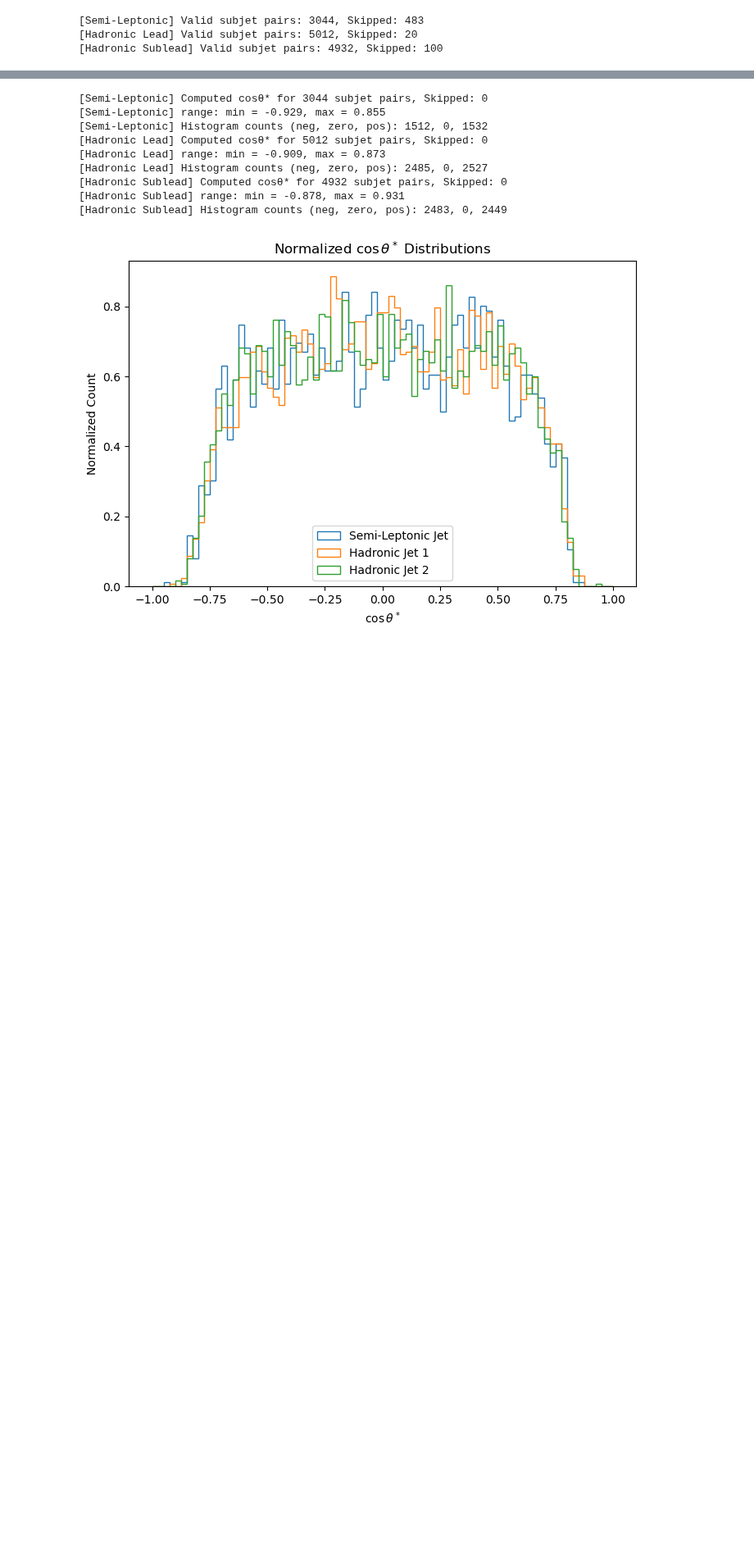
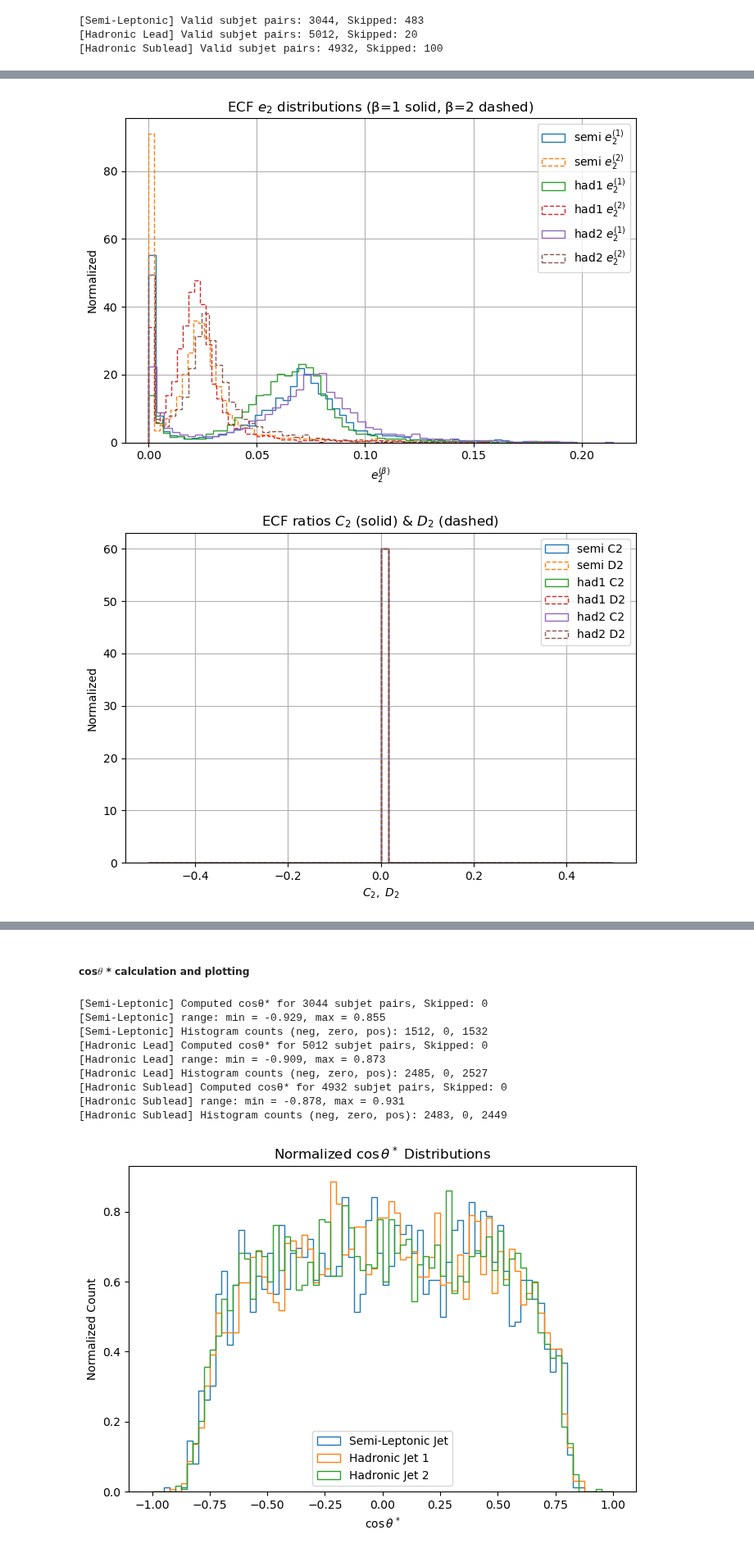
Before and after one commit to aimenobaid/polarization, a Jupyter notebook: bulk_revised.ipynb, the cells around one changed output, grey strips where cells are left out. Shown at 82% size. Cells and saved outputs as stored; diff of their text form; code cells hidden in the pictures; blank space fills up the shorter version.

Commit message:
added all relevant ecfs and subjet kinematics

```diff
--- a/bulk_revised.ipynb
+++ b/bulk_revised.ipynb
@@ -451,0 +562,71 @@ had2_pairs = extract_had_subjet_pairs(fully_hadronic_second_jet, "Hadronic Suble
+# %%
+# compute for each category
+e2_1_s, e2_2_s, e3_s, C2_s, D2_s, pTD_s, z_s, dr12_s = compute_ecfs(
+    semi_leptonic_leading_jet, USE_CONSTITUENTS, beta=1
+)
+e2_1_h1,e2_2_h1,e3_h1,C2_h1,D2_h1, pTD_h1, z_h1, dr12_h1 = compute_ecfs(
+    fully_hadronic_leading_jet, USE_CONSTITUENTS, beta=1
+)
+e2_1_h2,e2_2_h2,e3_h2,C2_h2,D2_h2, pTD_h2, z_h2, dr12_h2 = compute_ecfs(
+    fully_hadronic_second_jet, USE_CONSTITUENTS, beta=1
+)
+
+# helper to numpy‑ify
+def to_np(x):
+    return ak.to_numpy(ak.fill_none(x, 0.0))
+
+# ——— 1) ECF e2 (β=1,2) ———
+plt.figure(figsize=(7,5))
+plt.hist(to_np(e2_1_s), bins=60, density=True,   histtype='step', label=r'semi $e_2^{(1)}$')
+plt.hist(to_np(e2_2_s), bins=60, density=True,   histtype='step', label=r'semi $e_2^{(2)}$', linestyle='--')
+plt.hist(to_np(e2_1_h1),bins=60,density=True,   histtype='step', label=r'had1 $e_2^{(1)}$')
+plt.hist(to_np(e2_2_h1),bins=60,density=True,   histtype='step', label=r'had1 $e_2^{(2)}$', linestyle='--')
+plt.hist(to_np(e2_1_h2),bins=60,density=True,   histtype='step', label=r'had2 $e_2^{(1)}$')
+plt.hist(to_np(e2_2_h2),bins=60,density=True,   histtype='step', label=r'had2 $e_2^{(2)}$', linestyle='--')
+plt.xlabel(r"$e_2^{(\beta)}$")
+plt.ylabel("Normalized")
+plt.title("ECF $e_2$ distributions (β=1 solid, β=2 dashed)")
+plt.legend(); plt.grid(); plt.tight_layout(); plt.show()
+
+# ——— 2) C2 & D2 ———
+plt.figure(figsize=(7,5))
+plt.hist(to_np(C2_s), bins=60, density=True, histtype='step', label='semi C2')
+plt.hist(to_np(D2_s), bins=60, density=True, histtype='step', label='semi D2', linestyle='--')
+plt.hist(to_np(C2_h1),bins=60, density=True, histtype='step', label='had1 C2')
+plt.hist(to_np(D2_h1),bins=60, density=True, histtype='step', label='had1 D2', linestyle='--')
+plt.hist(to_np(C2_h2),bins=60, density=True, histtype='step', label='had2 C2')
+plt.hist(to_np(D2_h2),bins=60, density=True, histtype='step', label='had2 D2', linestyle='--')
+plt.xlabel(r"$C_2,\ D_2$")
+plt.ylabel("Normalized")
+plt.title("ECF ratios $C_2$ (solid) & $D_2$ (dashed)")
+plt.legend(); plt.grid(); plt.tight_layout(); plt.show()
+
+# ——— 3) new two‑subjet features ———
+fig, axs = plt.subplots(2,2,figsize=(12,10))
+
+axs[0,0].hist(to_np(pTD_s), bins=80, density=True, histtype='step', label='semi')
+axs[0,0].hist(to_np(pTD_h1),bins=80, density=True, histtype='step', label='had1')
+axs[0,0].hist(to_np(pTD_h2),bins=80, density=True, histtype='step', label='had2')
+axs[0,0].set(title=r"$p_{T\!D}$", xlabel="", ylabel="")
+
+axs[0,1].hist(to_np(z_s), bins=80, density=True, histtype='step', label='semi')
+axs[0,1].hist(to_np(z_h1),bins=80, density=True, histtype='step', label='had1')
+axs[0,1].hist(to_np(z_h2),bins=80, density=True, histtype='step', label='had2')
+axs[0,1].set(title=r"$z=\frac{\min(p_{T,1},p_{T,2})}{p_{T,1}+p_{T,2}}$", xlabel="", ylabel="")
+
+axs[1,0].hist(to_np(dr12_s), bins=80, density=True, histtype='step', label='semi')
+axs[1,0].hist(to_np(dr12_h1),bins=80, density=True, histtype='step', label='had1')
+axs[1,0].hist(to_np(dr12_h2),bins=80, density=True, histtype='step', label='had2')
+axs[1,0].set(title=r"$\Delta R_{12}$", xlabel="", ylabel="")
+
+axs[1,1].hist(to_np(dr12_s), bins=80, density=True, histtype='step', label='semi')
+axs[1,1].hist(to_np(dr12_h1),bins=80, density=True, histtype='step', label='had1')
+axs[1,1].hist(to_np(dr12_h2),bins=80, density=True, histtype='step', label='had2')
+axs[1,1].set(title="z vs $p_{T\!D}$", xlabel="z", ylabel=r"$p_{T\!D}$")
+
+for ax in axs.flatten():
+    ax.legend(); ax.grid()
+plt.tight_layout(); plt.show()
+# %% [output]
+[figure, added]
+[figure, added]
@@ -452,3 +634,5 @@ had2_pairs = extract_had_subjet_pairs(fully_hadronic_second_jet, "Hadronic Suble
+# %% [markdown]
+##### cos$\theta$ * calculation and plotting
 # %%
 # -- Compute cos(θ*) for Given Subjet Pairs --
 def compute_cos_theta_star_from_vectors(subjet_pairs, category_name=""):
```
Also changed, not shown: parts of 6 cells of this notebook.
